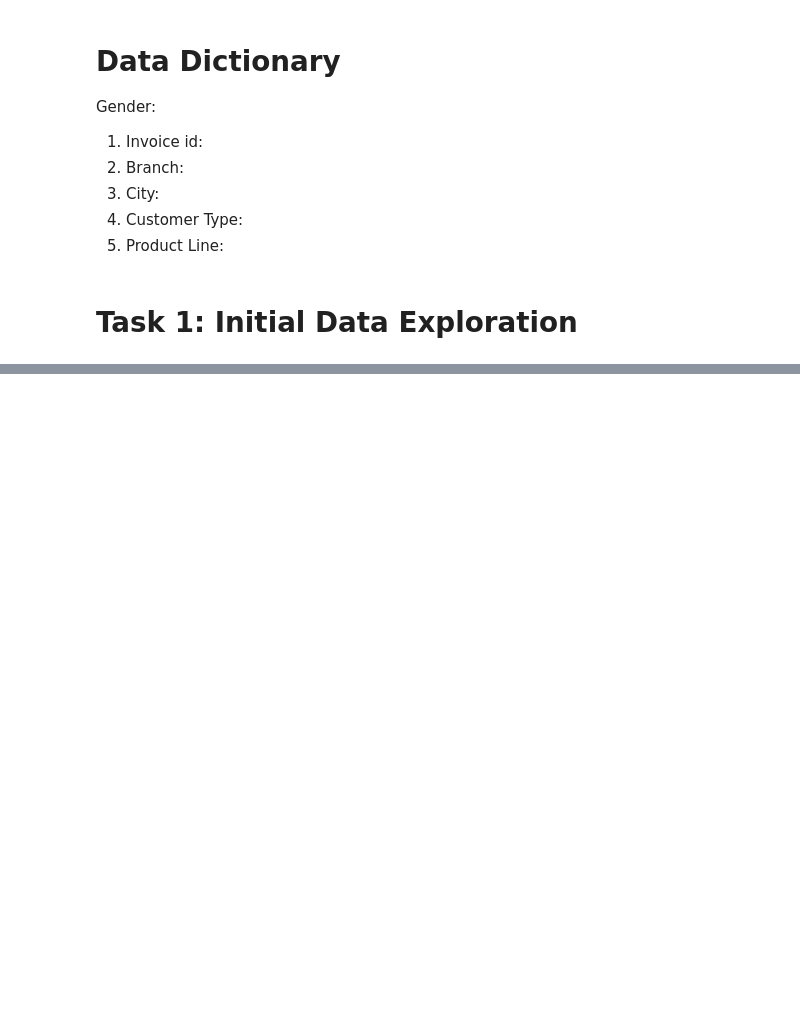
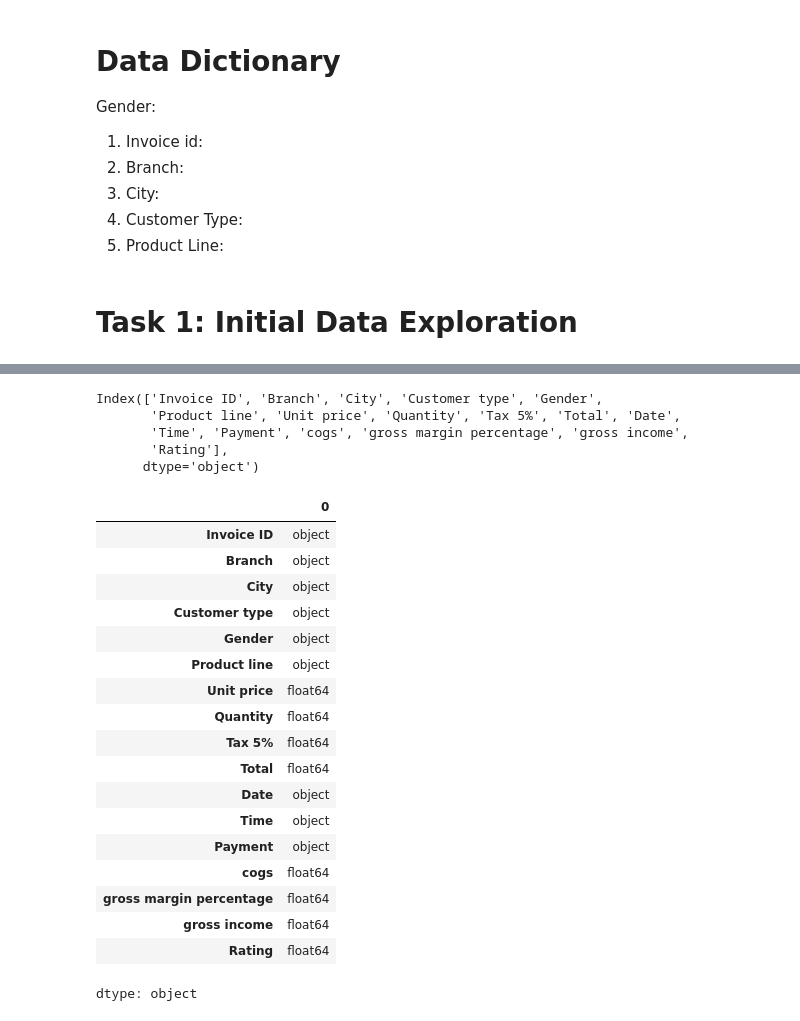
Before and after one commit to nihemelandu/EDA_PYTHON, a Jupyter notebook: EDA_PYTHON.ipynb, the cells around one changed output, grey strips where cells are left out. Saved outputs shown, nothing was run; the diff lists cells and outputs as text; code cells hidden in the pictures; blank space fills up the shorter version.

```diff
--- a/EDA_PYTHON.ipynb
+++ b/EDA_PYTHON.ipynb
@@ -56,0 +56,30 @@ EDA_PYTHON.ipynb              Untitled0.ipynb
+# %%
+df.columns
+# %% [output]
+Index(['Invoice ID', 'Branch', 'City', 'Customer type', 'Gender',
+       'Product line', 'Unit price', 'Quantity', 'Tax 5%', 'Total', 'Date',
+       'Time', 'Payment', 'cogs', 'gross margin percentage', 'gross income',
+       'Rating'],
+      dtype='object')
+# %%
+df.dtypes
+# %% [output]
+|  | 0 |
+| Invoice ID | object |
+| Branch | object |
+| City | object |
+| Customer type | object |
+| Gender | object |
+| Product line | object |
+| Unit price | float64 |
+| Quantity | float64 |
+| Tax 5% | float64 |
+| Total | float64 |
+| Date | object |
+| Time | object |
+| Payment | object |
+| cogs | float64 |
+| gross margin percentage | float64 |
+| gross income | float64 |
+| Rating | float64 |
+dtype: object
```
Also changed, not shown: parts of 12 cells of this notebook.
